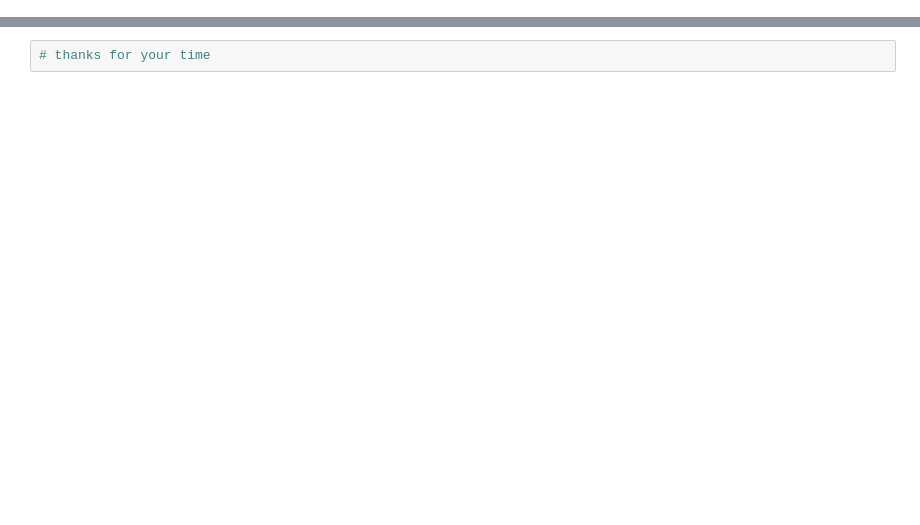
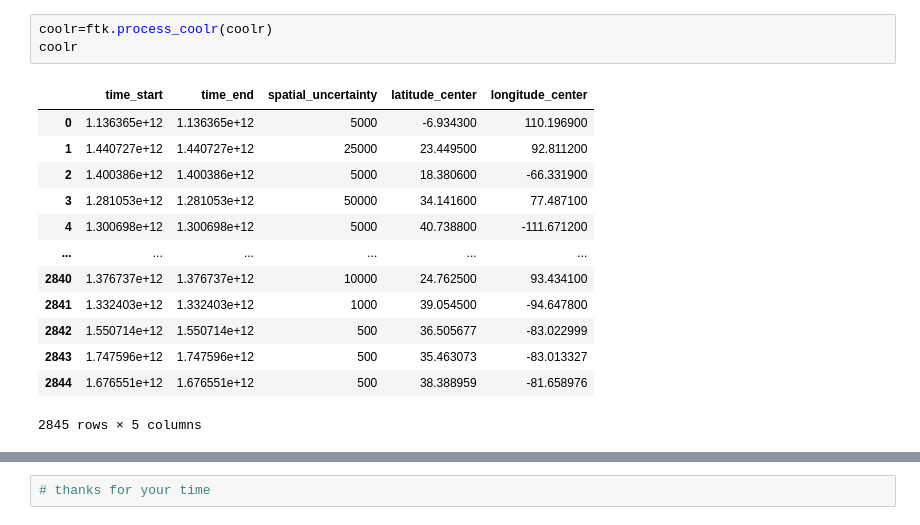
Before and after one commit to shyagehike/atlas-v2, a Jupyter notebook: features.ipynb, the cells around one changed output, grey strips where cells are left out. Drawn from its saved outputs; the diff is of its cells as text; blank space fills up the shorter version.

```diff
--- a/features.ipynb
+++ b/features.ipynb
@@ -29,0 +43,17 @@ streams={
+# %%
+coolr=ftk.process_coolr(coolr)
+coolr
+# %% [output]
+|  | time_start | time_end | spatial_uncertainty | latitude_center | longitude_center |
+| 0 | 1.136365e+12 | 1.136365e+12 | 5000 | -6.934300 | 110.196900 |
+| 1 | 1.440727e+12 | 1.440727e+12 | 25000 | 23.449500 | 92.811200 |
+| 2 | 1.400386e+12 | 1.400386e+12 | 5000 | 18.380600 | -66.331900 |
+| 3 | 1.281053e+12 | 1.281053e+12 | 50000 | 34.141600 | 77.487100 |
+| 4 | 1.300698e+12 | 1.300698e+12 | 5000 | 40.738800 | -111.671200 |
+| ... | ... | ... | ... | ... | ... |
+| 2840 | 1.376737e+12 | 1.376737e+12 | 10000 | 24.762500 | 93.434100 |
+| 2841 | 1.332403e+12 | 1.332403e+12 | 1000 | 39.054500 | -94.647800 |
+| 2842 | 1.550714e+12 | 1.550714e+12 | 500 | 36.505677 | -83.022999 |
+| 2843 | 1.747596e+12 | 1.747596e+12 | 500 | 35.463073 | -83.013327 |
+| 2844 | 1.676551e+12 | 1.676551e+12 | 500 | 38.388959 | -81.658976 |
+2845 rows × 5 columns
```
Also changed, not shown: parts of 9 cells of this notebook, 10 other files.
